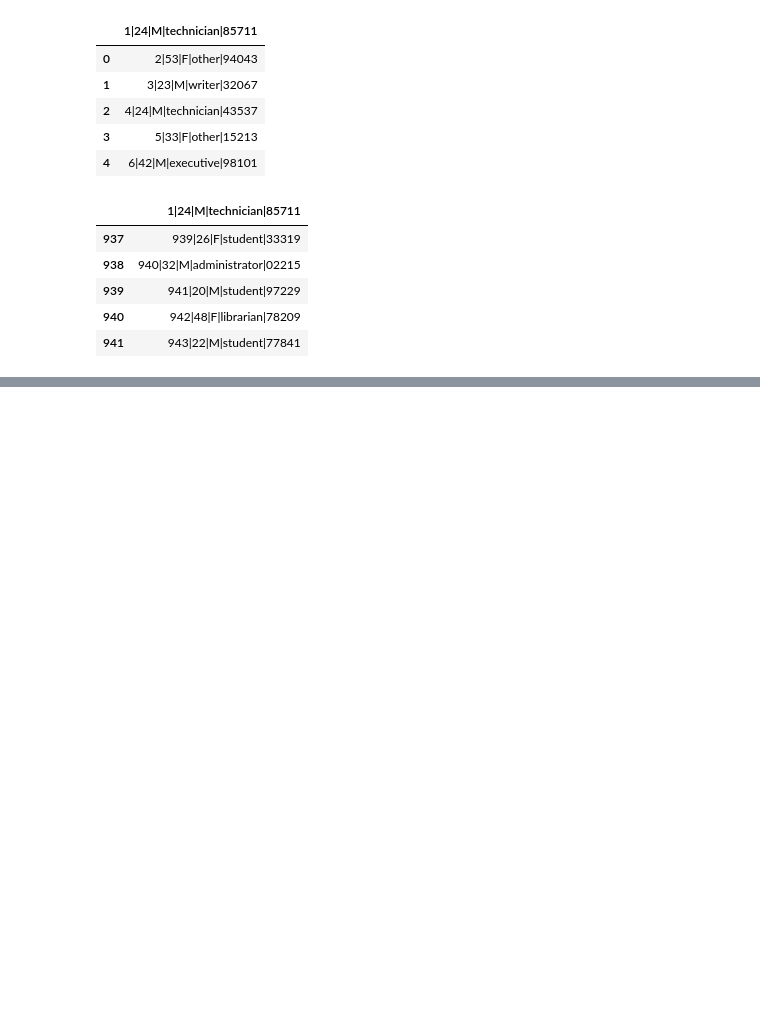
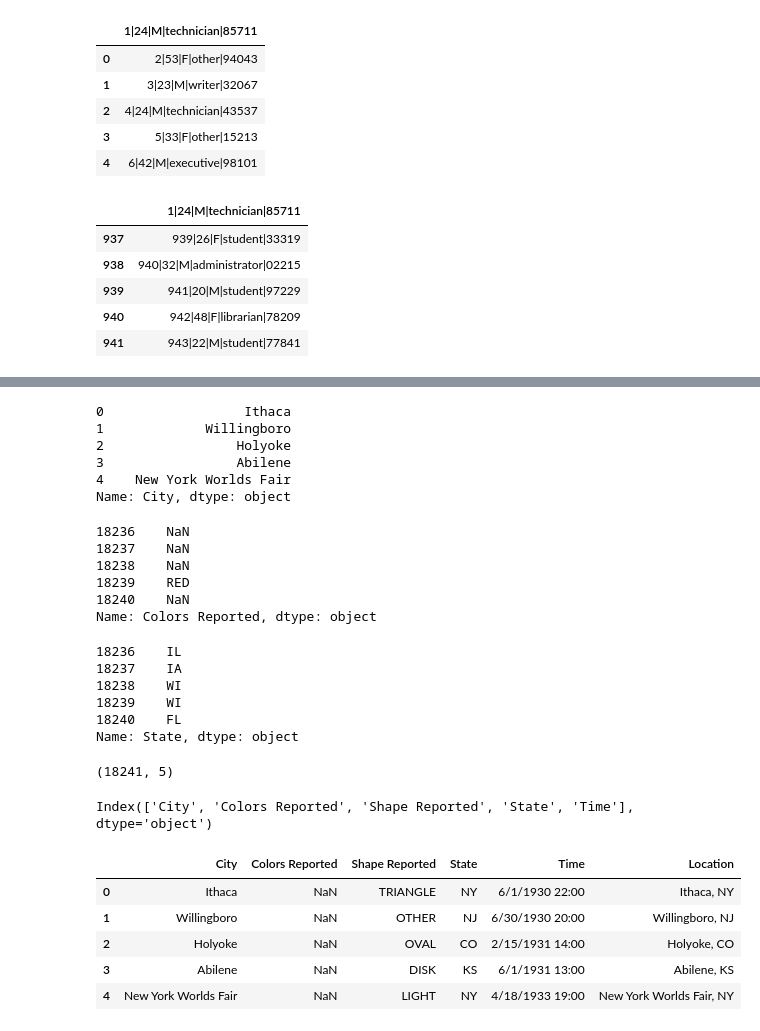
Before and after one commit to MennaAbozaid/Creativa_25-AI, a Jupyter notebook: Machine Learning/02_Pandas.ipynb, the cells around one changed output, grey strips where cells are left out. Cells and saved outputs as stored; diff of their text form; code cells hidden in the pictures; blank space fills up the shorter version.

```diff
--- a/Machine Learning/02_Pandas.ipynb
+++ b/Machine Learning/02_Pandas.ipynb
@@ -55,0 +102,2 @@ Any number below -2.0 or above 70.0 is an outlier
+# %%
+user_info = pd.read_csv('http://bit.ly/uforeports')
@@ -55,0 +115,46 @@ Any number below -2.0 or above 70.0 is an outlier
+# %%
+user_info['City'].head() #to check the first 5 rows of the column 'City'
+# %% [output]
+0                  Ithaca
+1             Willingboro
+2                 Holyoke
+3                 Abilene
+4    New York Worlds Fair
+Name: City, dtype: object
+# %%
+user_info['Colors Reported'].tail() #to check the last 5 rows of the column 'Colors Reported'
+#because the column 'Colors Reported' has a spaces in its name so we only can use this method.
+# %% [output]
+18236    NaN
+18237    NaN
+18238    NaN
+18239    RED
+18240    NaN
+Name: Colors Reported, dtype: object
+# %%
+user_info.State.tail() #to check the last 5 rows of the column 'State'
+# %% [output]
+18236    IL
+18237    IA
+18238    WI
+18239    WI
+18240    FL
+Name: State, dtype: object
+# %%
+user_info.shape #to check the shape of the data
+# %% [output]
+(18241, 5)
+# %%
+user_info.columns #to check the columns of the data
+# %% [output]
+Index(['City', 'Colors Reported', 'Shape Reported', 'State', 'Time'], dtype='object')
+# %%
+user_info['Location']= user_info['City'] + ', ' + user_info['State'] #to create a new column 'Location' by combining the columns 'City' and 'State'
+user_info.head() #first 5 rows of the data
+# %% [output]
+|  | City | Colors Reported | Shape Reported | State | Time | Location |
+| 0 | Ithaca | NaN | TRIANGLE | NY | 6/1/1930 22:00 | Ithaca, NY |
+| 1 | Willingboro | NaN | OTHER | NJ | 6/30/1930 20:00 | Willingboro, NJ |
+| 2 | Holyoke | NaN | OVAL | CO | 2/15/1931 14:00 | Holyoke, CO |
+| 3 | Abilene | NaN | DISK | KS | 6/1/1931 13:00 | Abilene, KS |
+| 4 | New York Worlds Fair | NaN | LIGHT | NY | 4/18/1933 19:00 | New York Worlds Fair, NY |
```
Also changed, not shown: parts of 17 cells of this notebook, 2 other files.
